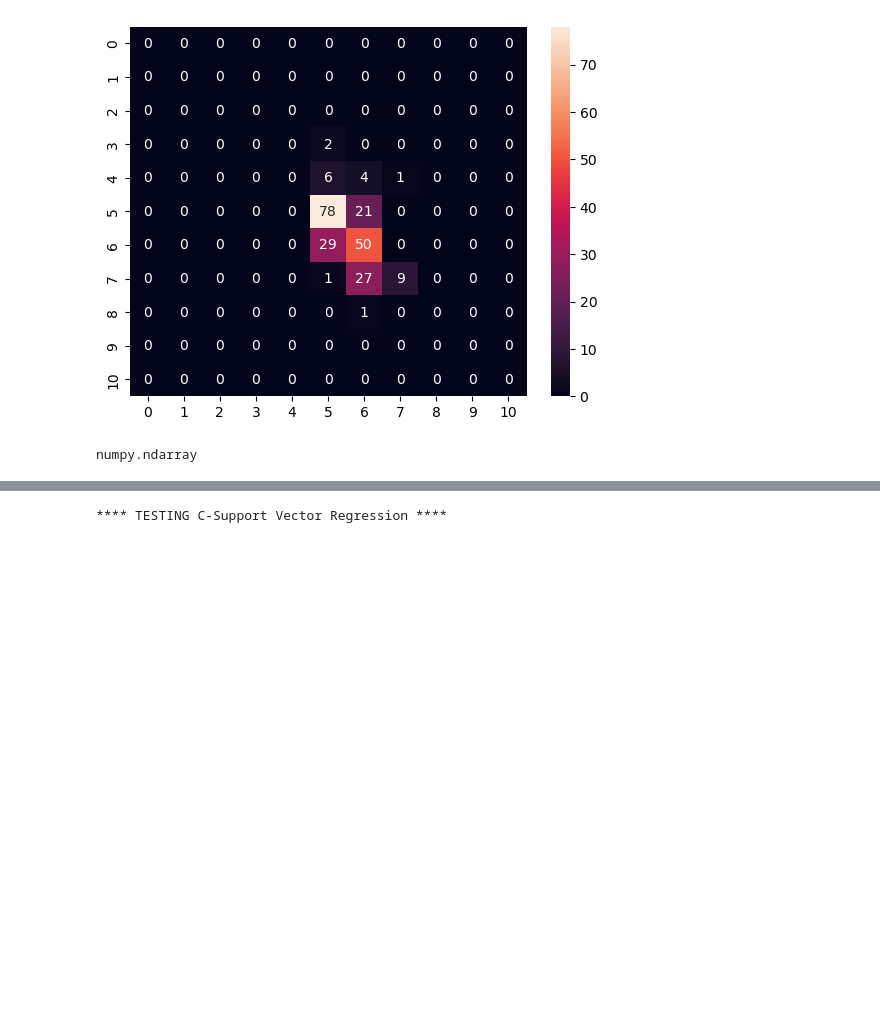
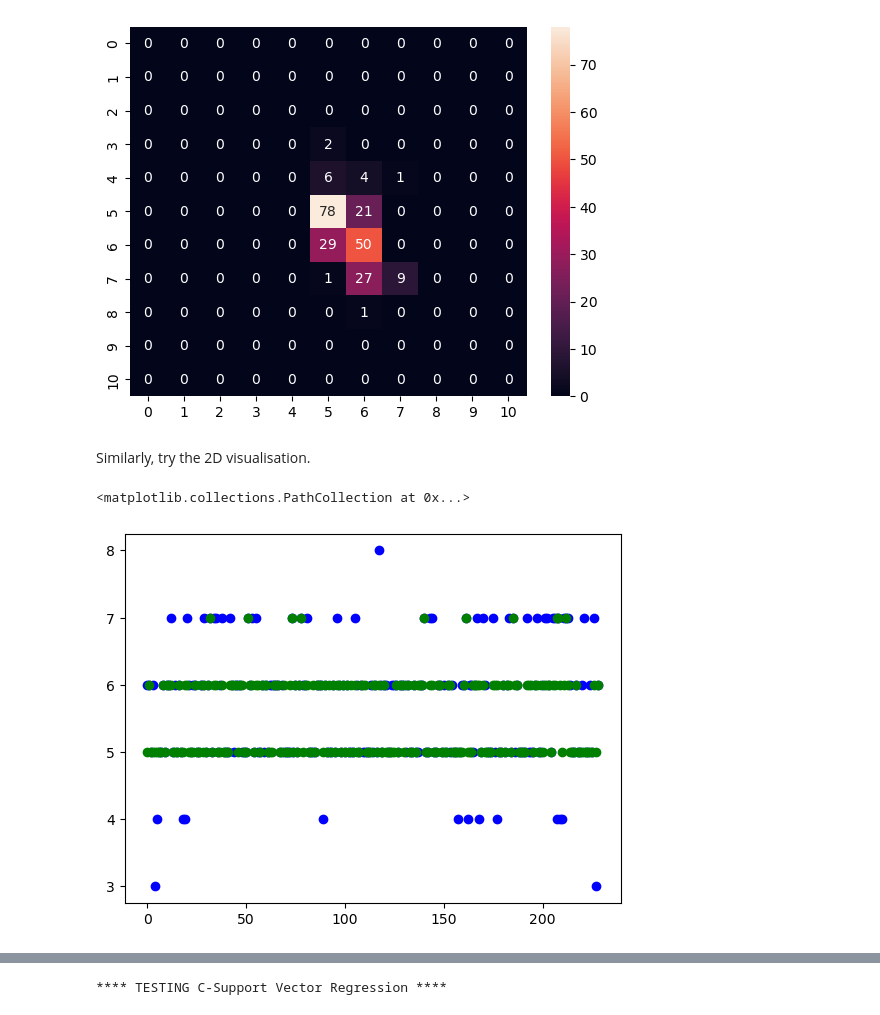
Before and after one commit to benko/ml-demo, a Jupyter notebook: code/wine-sklearn.ipynb, the cells around one changed output, grey strips where cells are left out. Cells and saved outputs as stored; diff of their text form; code cells hidden in the pictures; blank space fills up the shorter version.

```diff
--- a/code/wine-sklearn.ipynb
+++ b/code/wine-sklearn.ipynb
@@ -145,7 +180,11 @@ sns.heatmap(nu_conf_matrix, annot=True, fmt='g')
 plt.show()
 # %% [output]
 [figure]
-# %%
-type(y_test)
-# %% [output]
-numpy.ndarray
+# %% [markdown]
+Similarly, try the 2D visualisation.
+# %%
+plt.scatter(range(0, len(y_test)), y_test, color = 'blue')
+plt.scatter(range(0, len(y_test)), nusvc_y_predict, color = 'green')
+# %% [output]
+<matplotlib.collections.PathCollection at 0x...>
+[figure, added]
```
Also changed, not shown: parts of 30 cells of this notebook, 1 other file.
